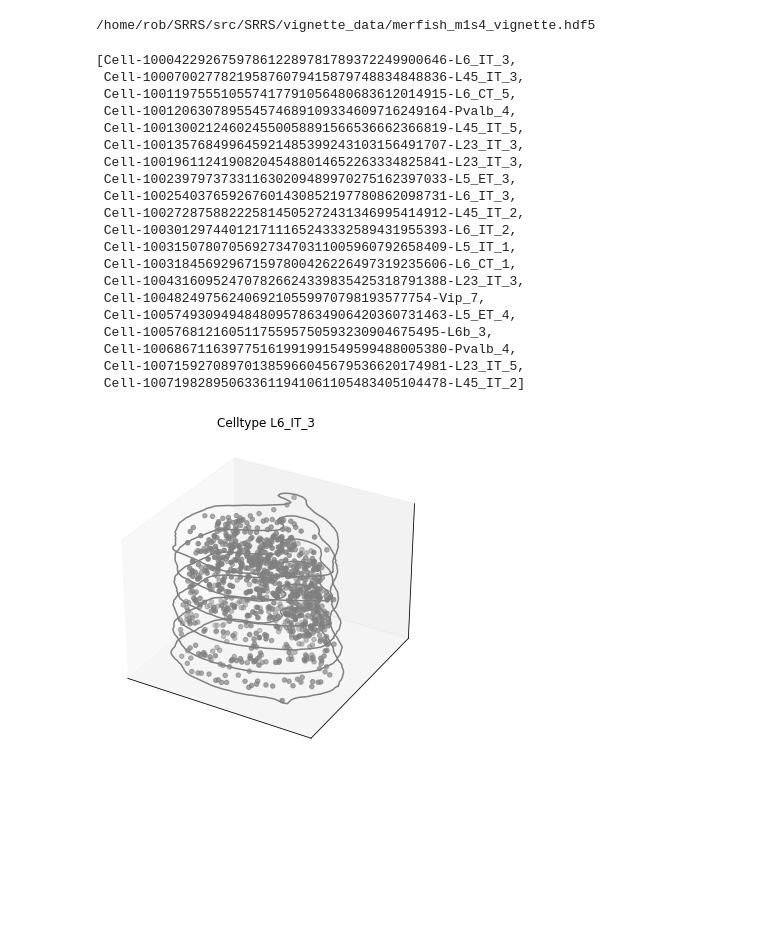
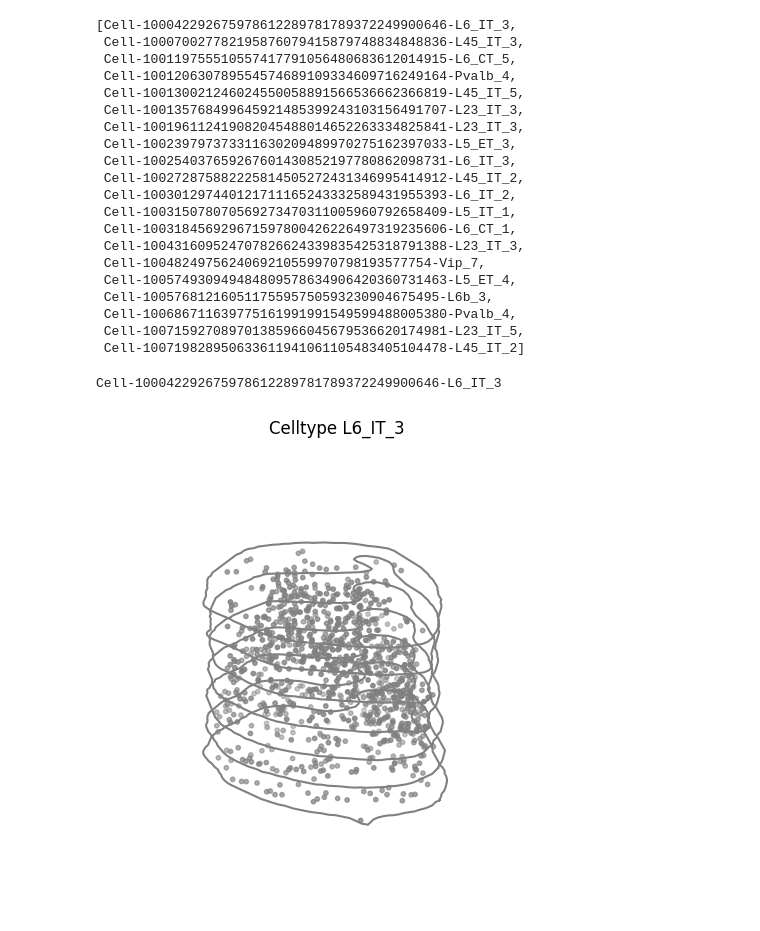
Before and after one commit to salzman-lab/SPRAWL, a Jupyter notebook: vignettes/working_with_cells_vignette.ipynb, the cells around one changed output. Drawn from its saved outputs; the diff is of its cells as text; code cells hidden in the pictures; blank space fills up the shorter version.

```diff
--- a/vignettes/working_with_cells_vignette.ipynb
+++ b/vignettes/working_with_cells_vignette.ipynb
@@ -4,34 +4,37 @@ import matplotlib.pyplot as plt
 # %%
 #get a list of cells from one of the included datasets
 sample = vignette.m1s4_hdf5()
-print(sample.path) #<-- where the hdf5 input file is
+cells = sample.cells()
+display(cells)
 
-cells = sample.cells()
-cells
+cell = cells[0]
+print(cell)
 # %% [output]
-/home/rob/SRRS/src/SRRS/vignette_data/merfish_m1s4_vignette.hdf5
+[Cell-100042292675978612289781789372249900646-L6_IT_3,
+ Cell-100070027782195876079415879748834848836-L45_IT_3,
+ Cell-100119755510557417791056480683612014915-L6_CT_5,
+ Cell-100120630789554574689109334609716249164-Pvalb_4,
+ Cell-100130021246024550058891566536662366819-L45_IT_5,
+ Cell-100135768499645921485399243103156491707-L23_IT_3,
+ Cell-100196112419082045488014652263334825841-L23_IT_3,
+ Cell-100239797373311630209489970275162397033-L5_ET_3,
+ Cell-100254037659267601430852197780862098731-L6_IT_3,
+ Cell-100272875882225814505272431346995414912-L45_IT_2,
+ Cell-100301297440121711165243332589431955393-L6_IT_2,
+ Cell-100315078070569273470311005960792658409-L5_IT_1,
+ Cell-100318456929671597800426226497319235606-L6_CT_1,
+ Cell-100431609524707826624339835425318791388-L23_IT_3,
+ Cell-1004824975624069210559970798193577754-Vip_7,
+ Cell-100574930949484809578634906420360731463-L5_ET_4,
+ Cell-10057681216051175595750593230904675495-L6b_3,
+ Cell-100686711639775161991991549599488005380-Pvalb_4,
+ Cell-100715927089701385966045679536620174981-L23_IT_5,
+ Cell-100719828950633611941061105483405104478-L45_IT_2]
-[Cell-100042292675978612289781789372249900646-L6_IT_3,
- Cell-100070027782195876079415879748834848836-L45_IT_3,
- Cell-100119755510557417791056480683612014915-L6_CT_5,
- Cell-100120630789554574689109334609716249164-Pvalb_4,
- Cell-100130021246024550058891566536662366819-L45_IT_5,
- Cell-100135768499645921485399243103156491707-L23_IT_3,
- Cell-100196112419082045488014652263334825841-L23_IT_3,
- Cell-100239797373311630209489970275162397033-L5_ET_3,
- Cell-100254037659267601430852197780862098731-L6_IT_3,
- Cell-100272875882225814505272431346995414912-L45_IT_2,
- Cell-100301297440121711165243332589431955393-L6_IT_2,
- Cell-100315078070569273470311005960792658409-L5_IT_1,
- Cell-100318456929671597800426226497319235606-L6_CT_1,
- Cell-100431609524707826624339835425318791388-L23_IT_3,
- Cell-1004824975624069210559970798193577754-Vip_7,
- Cell-100574930949484809578634906420360731463-L5_ET_4,
- Cell-10057681216051175595750593230904675495-L6b_3,
- Cell-100686711639775161991991549599488005380-Pvalb_4,
- Cell-100715927089701385966045679536620174981-L23_IT_5,
- Cell-100719828950633611941061105483405104478-L45_IT_2]
+Cell-100042292675978612289781789372249900646-L6_IT_3
 # %%
 #plot the first cell in the list in 3D
-fig = plotting.plot_cell_3D(cells[0])
+fig,ax = plotting.plot_cell_3D(cell)
+plt.show()
+plt.close()
 # %% [output]
-[figure, old version]
+[figure, new version]
```
Also changed, not shown: parts of 13 cells of this notebook, 4 other files.
